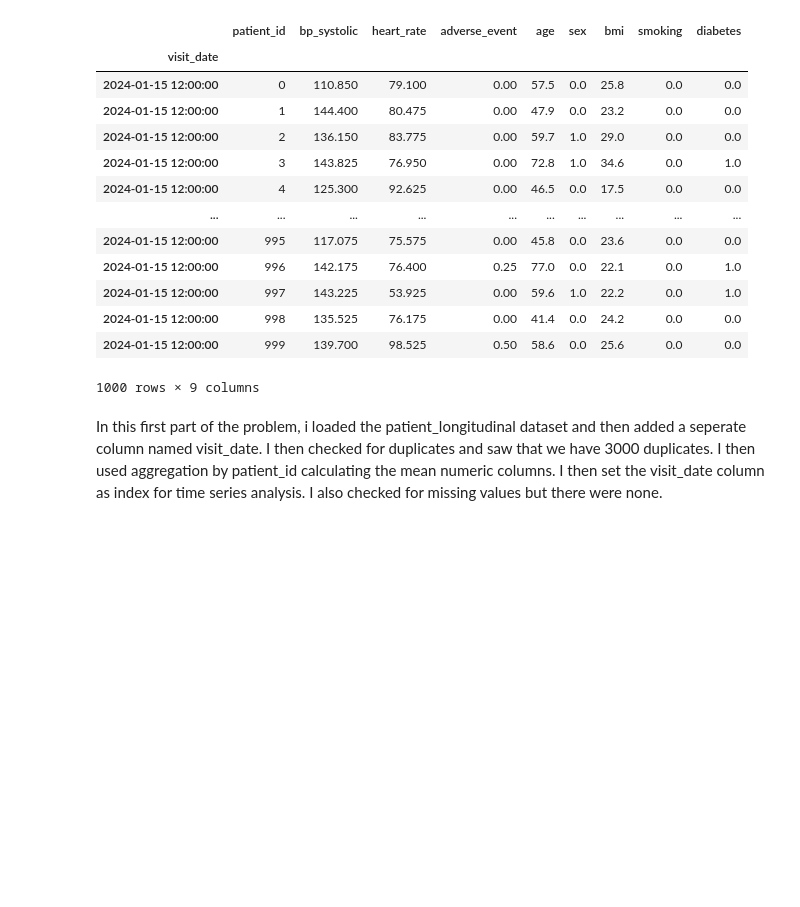
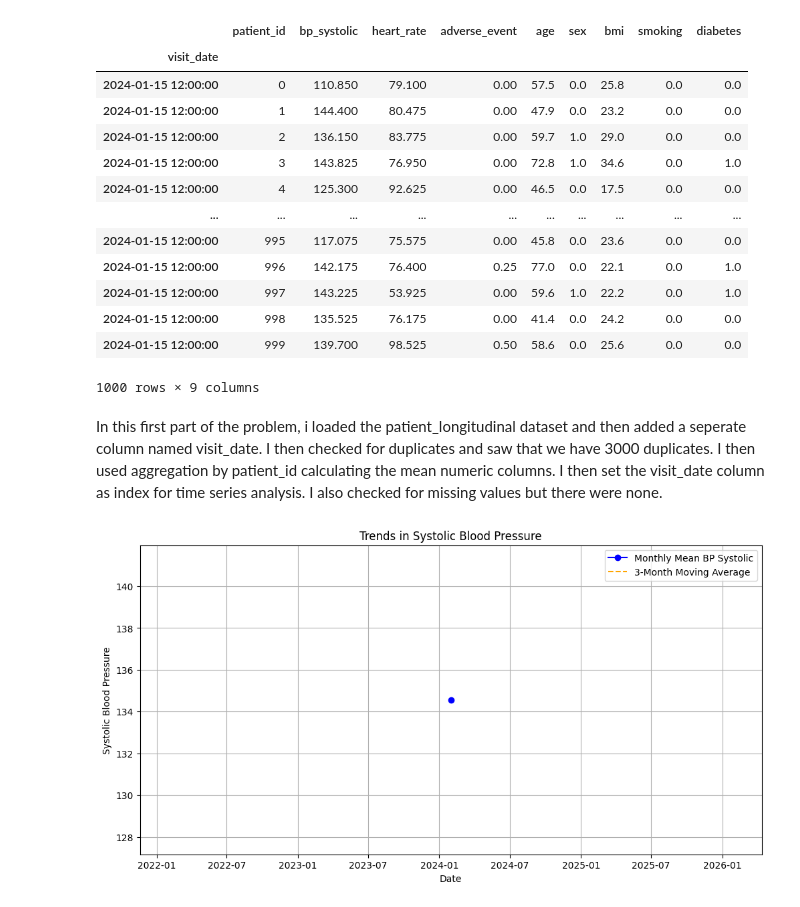
Before and after one commit to UCSF-DataSci/08-time-stats-and-ml-ayabz22, a Jupyter notebook: modeling.ipynb, the cells around one changed output. Drawn from its saved outputs; the diff is of its cells as text; code cells hidden in the pictures; blank space fills up the shorter version.

```diff
--- a/modeling.ipynb
+++ b/modeling.ipynb
@@ -36,3 +36,29 @@ long_data
 1000 rows × 9 columns
 # %% [markdown]
 In this first part of the problem, i loaded the patient_longitudinal dataset and then added a seperate column named visit_date. I then checked for duplicates and saw that we have 3000 duplicates. I then used aggregation by patient_id calculating the mean numeric columns. I then set the visit_date column as index for time series analysis. I also checked for missing values but there were none.
+# %%
+#analyze blood pressure trends
+
+import matplotlib.pyplot as plt
+
+#month-end frequency
+monthly_bp = long_data['bp_systolic'].resample('M').mean()
+
+#calculate the 3 month moving average
+monthly_moving_avg = monthly_bp.rolling(window=3, min_periods=1).mean()
+
+#fill the gaps
+monthly_bp = monthly_bp.interpolate()
+monthly_moving_avg = monthly_moving_avg.interpolate()
+
+plt.figure(figsize=(12, 6))
+plt.plot(monthly_bp, label='Monthly Mean BP Systolic', color='blue', marker='o', linestyle='-')
+plt.plot(monthly_moving_avg, label='3-Month Moving Average', color='orange', linestyle='--')
+plt.title('Trends in Systolic Blood Pressure')
+plt.xlabel('Date')
+plt.ylabel('Systolic Blood Pressure')
+plt.legend()
+plt.grid()
+plt.show()
+# %% [output]
+[figure, added]
```
Also changed, not shown: parts of 1 cell of this notebook.
